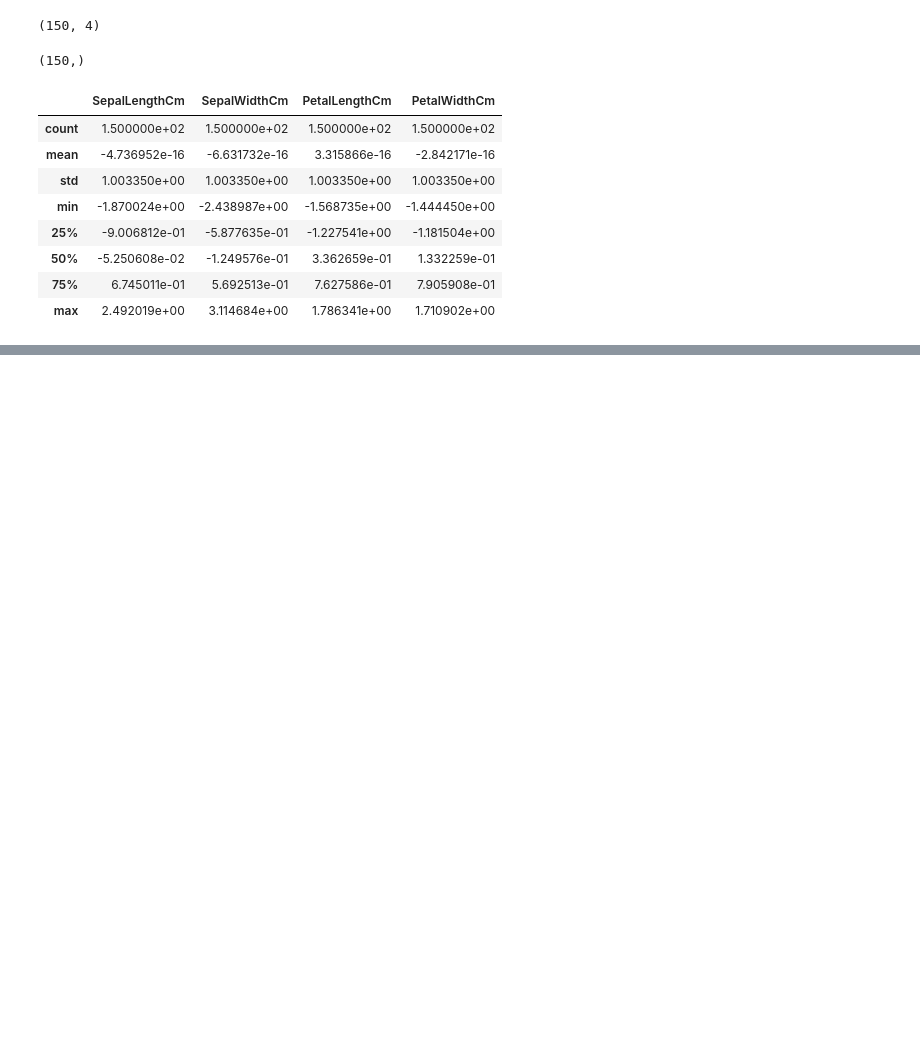
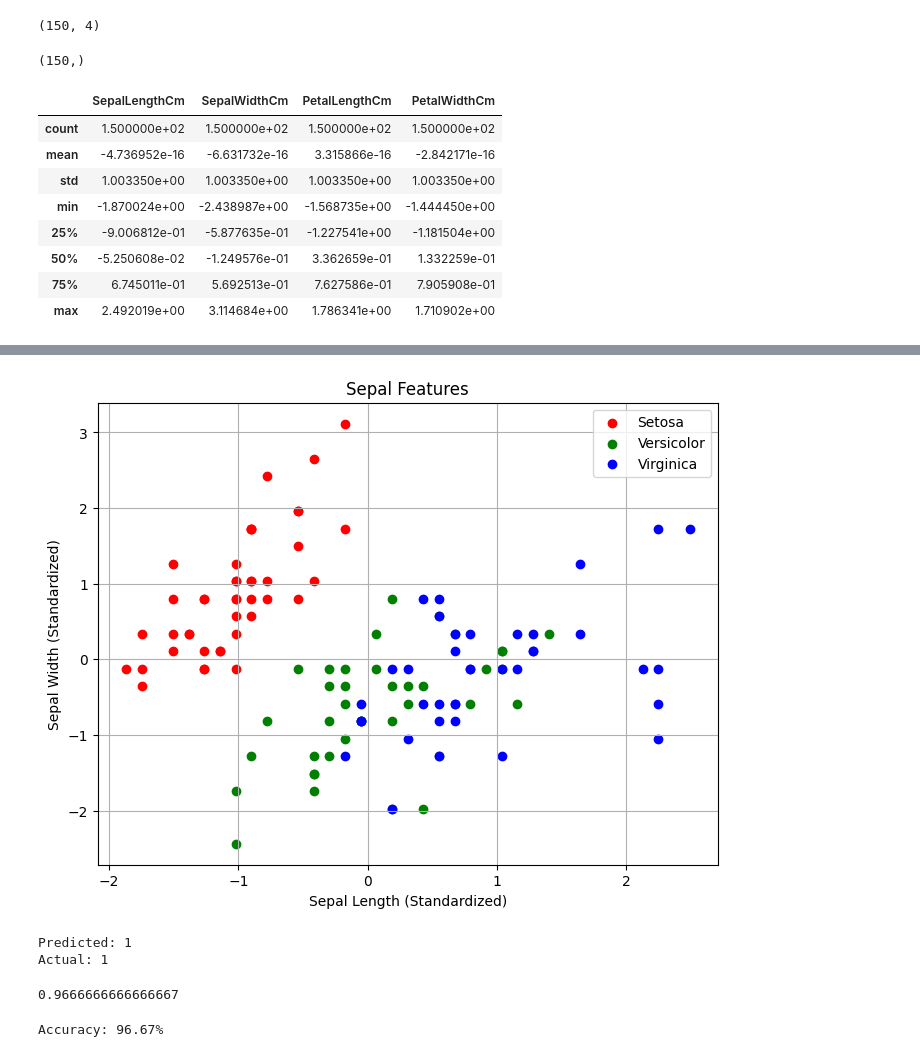
Before and after one commit to Shazal55/ML_Journey, a Jupyter notebook: Iris_Detection_KNN_Model/Iris_KNN_Detection_Model.ipynb, the cells around one changed output, grey strips where cells are left out. Drawn from its saved outputs; the diff is of its cells as text; code cells hidden in the pictures; blank space fills up the shorter version.

```diff
--- a/Iris_Detection_KNN_Model/Iris_KNN_Detection_Model.ipynb
+++ b/Iris_Detection_KNN_Model/Iris_KNN_Detection_Model.ipynb
@@ -86,0 +114,23 @@ dtype: float64
+# %%
+plt.figure(figsize=(8,6))
+
+colors = ['red', 'green', 'blue']
+labels = ['Setosa', 'Versicolor', 'Virginica']
+
+for i in range(3):
+    plt.scatter(
+        X_train[Y_train == i, 0],   # Sepal Length
+        X_train[Y_train == i, 1],   # Sepal Width
+        color=colors[i],
+        label=labels[i]
+    )
+
+plt.xlabel("Sepal Length (Standardized)")
+plt.ylabel("Sepal Width (Standardized)")
+plt.title("Sepal Features")
+plt.legend()
+plt.grid(True)
+
+plt.show()
+# %% [output]
+[figure, added]
@@ -86,0 +152,25 @@ dtype: float64
+# %%
+prediction = predict(X_test[0], X_train, Y_train, 3)
+
+print("Predicted:", prediction)
+print("Actual:", Y_test[0])
+# %% [output]
+Predicted: 1
+Actual: 1
+# %%
+predictions = []
+
+for sample in X_test:
+    predictions.append(predict(sample, X_train, Y_train, 3))
+
+predictions = np.array(predictions)
+
+accuracy = np.mean(predictions == Y_test)
+
+print(accuracy)
+# %% [output]
+0.9666666666666667
+# %%
+print(f"Accuracy: {accuracy * 100:.2f}%")
+# %% [output]
+Accuracy: 96.67%
```
Also changed, not shown: parts of 10 cells of this notebook.
